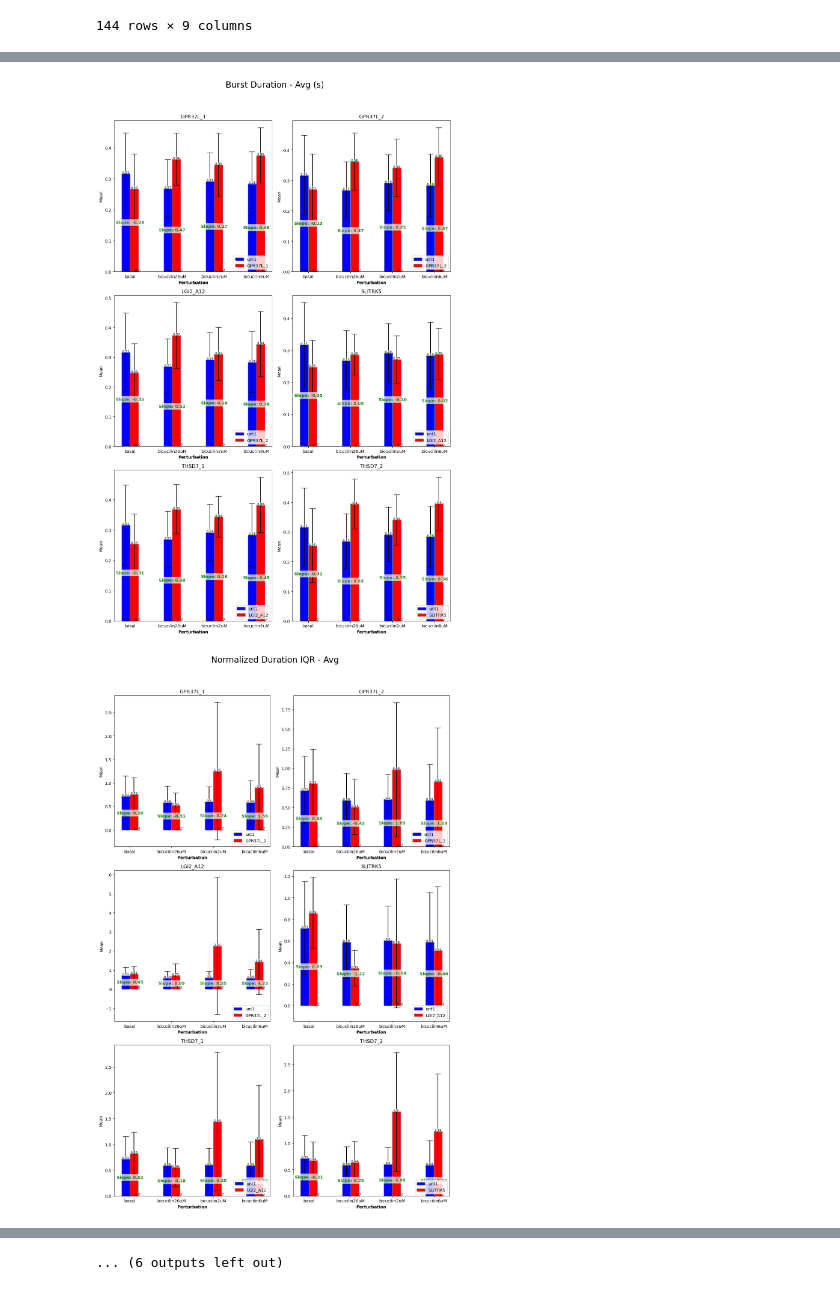
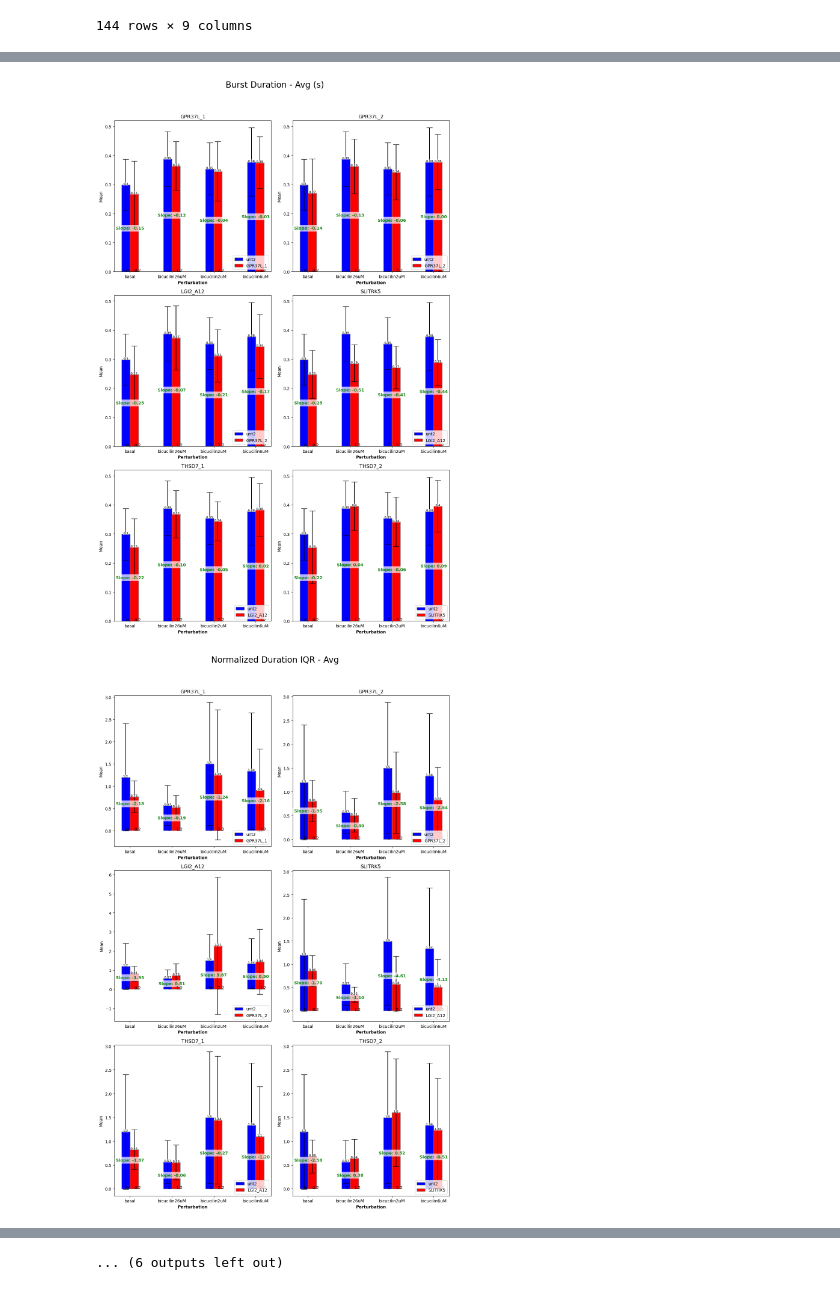
Before and after one commit to poojaparameswaran99/MEA_analysis, a Jupyter notebook: two_way_ANOVA_test.ipynb, the cells around one changed output, grey strips where cells are left out. Cells and saved outputs as stored; diff of their text form; code cells hidden in the pictures.

Commit message:
updating ANOVA test

```diff
--- a/two_way_ANOVA_test.ipynb
+++ b/two_way_ANOVA_test.ipynb
@@ -252,7 +252,7 @@ def addlabels(x, y, ax,slope=None, bar_width=0.35):
                         backgroundcolor='gray', alpha=0.9, color='green',
                         bbox=dict(facecolor='white', edgecolor='none', alpha=0.7, boxstyle="round,pad=0.3", lw=0))
 # %%
-def calculate_ANOVA(testparameter, df):
+def calculate_ANOVA(testparameter, df, control_var="unt1"):
     order = list(df['Chemical_Type'].unique())
 #     print("order", order)
     cols=2
@@ -266,16 +266,16 @@ def calculate_ANOVA(testparameter, df):
             column_index = ri * cols + ci
             print(column_index)
             mut_gene = rp.summary_cont(df.iloc[:, column_index].groupby(df['Chemical_Type']))
-            unt1 = rp.summary_cont(df['unt1'].groupby(df['Chemical_Type']))
+            control = rp.summary_cont(df[control_var].groupby(df['Chemical_Type']))
             categories=mut_gene.index
             r1 = range(len(mut_gene['Mean']))
             r2 = [x + bar_width for x in r1]
-            ax.bar(r1, unt1['Mean'], color='blue', yerr=unt1['SD'],
-                   capsize=7, width=bar_width, edgecolor='grey', ecolor='black', label='unt1')
+            ax.bar(r1, control['Mean'], color='blue', yerr=control['SD'],
+                   capsize=7, width=bar_width, edgecolor='grey', ecolor='black', label=f'{control_var}')
             ax.bar(r2, mut_gene['Mean'], color='red', yerr=mut_gene['SD'],
                    capsize=7, width=bar_width, edgecolor='grey', ecolor='black', label=df.columns[ri+ci])
-            slopes = [(mut_gene['Mean'][num] - unt1['Mean'][num])/(r2[num] - r1[num]) for num in range(len(unt1['Mean']))]
-            addlabels(r1, unt1['Mean'], ax, slope=slopes)
+            slopes = [(mut_gene['Mean'][num] - control['Mean'][num])/(r2[num] - r1[num]) for num in range(len(control['Mean']))]
+            addlabels(r1, control['Mean'], ax, slope=slopes)
             addlabels(r2, mut_gene['Mean'], ax)
             ax.set_xlabel('Perturbation', fontweight='bold')
             ax.set_xticks([r + bar_width/2 for r in range(len(mut_gene['Mean']))])
@@ -284,13 +284,13 @@ def calculate_ANOVA(testparameter, df):
             ax.set_title(df.columns[column_index])
             ax.legend(loc='lower right')
     plt.tight_layout()
-    save_figfile = f"ANOVA_plots/{plate_type}_ANOVAtest_unt1/{testparameter}"
+    save_figfile = f"ANOVA_plots/{plate_type}_ANOVAtest_{control_var}/{testparameter}"
     ensure_dirs_exists(save_figfile)
     plt.savefig(save_figfile)
     return
 # %%
 for test_param, table in TestParams_dict.items():
-    calculate_ANOVA(test_param, table)
+    calculate_ANOVA(test_param, table, control_var="unt2")
 # %% [output]
 0
 
@@ -317,2 +317,2 @@ for test_param, table in TestParams_dict.items():
-[figure, old version]
+[figure, new version]
-[figure, old version]
+[figure, new version]
```
Also changed, not shown: parts of 1 cell of this notebook.
